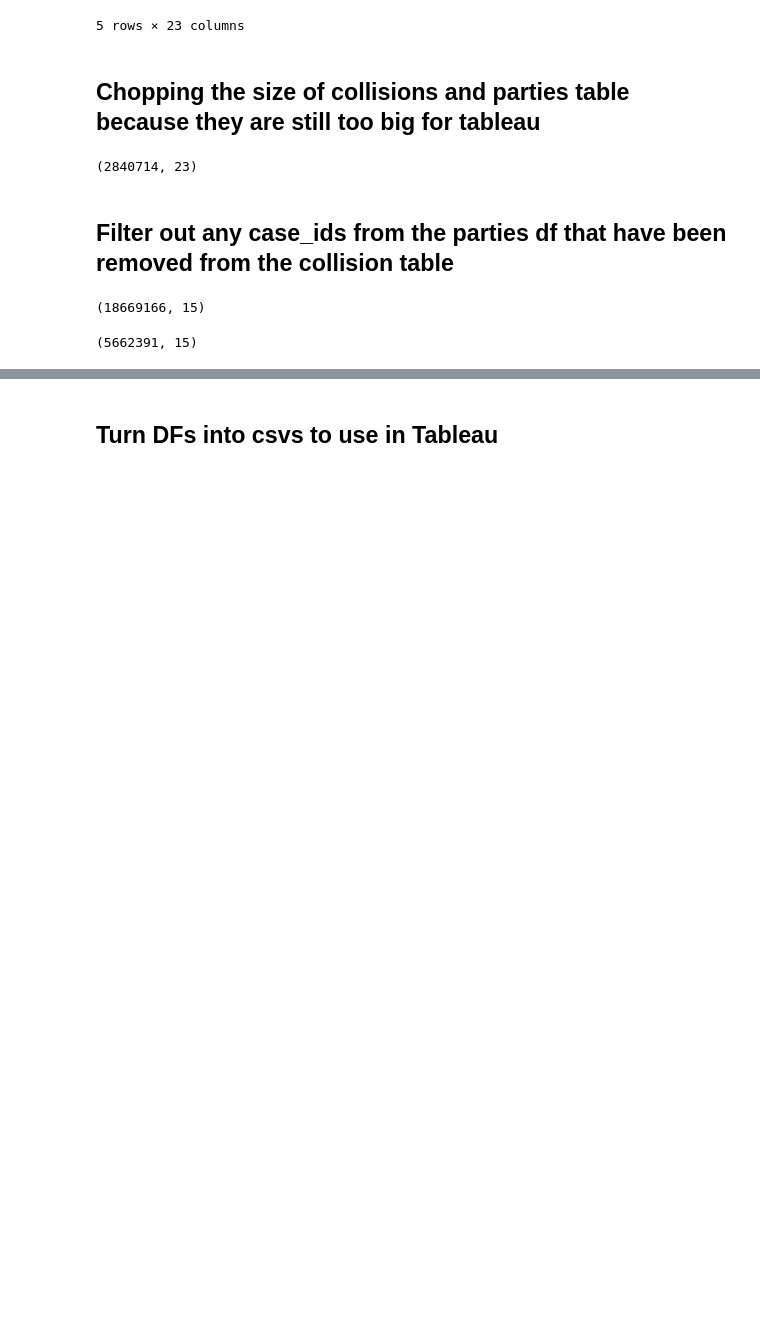
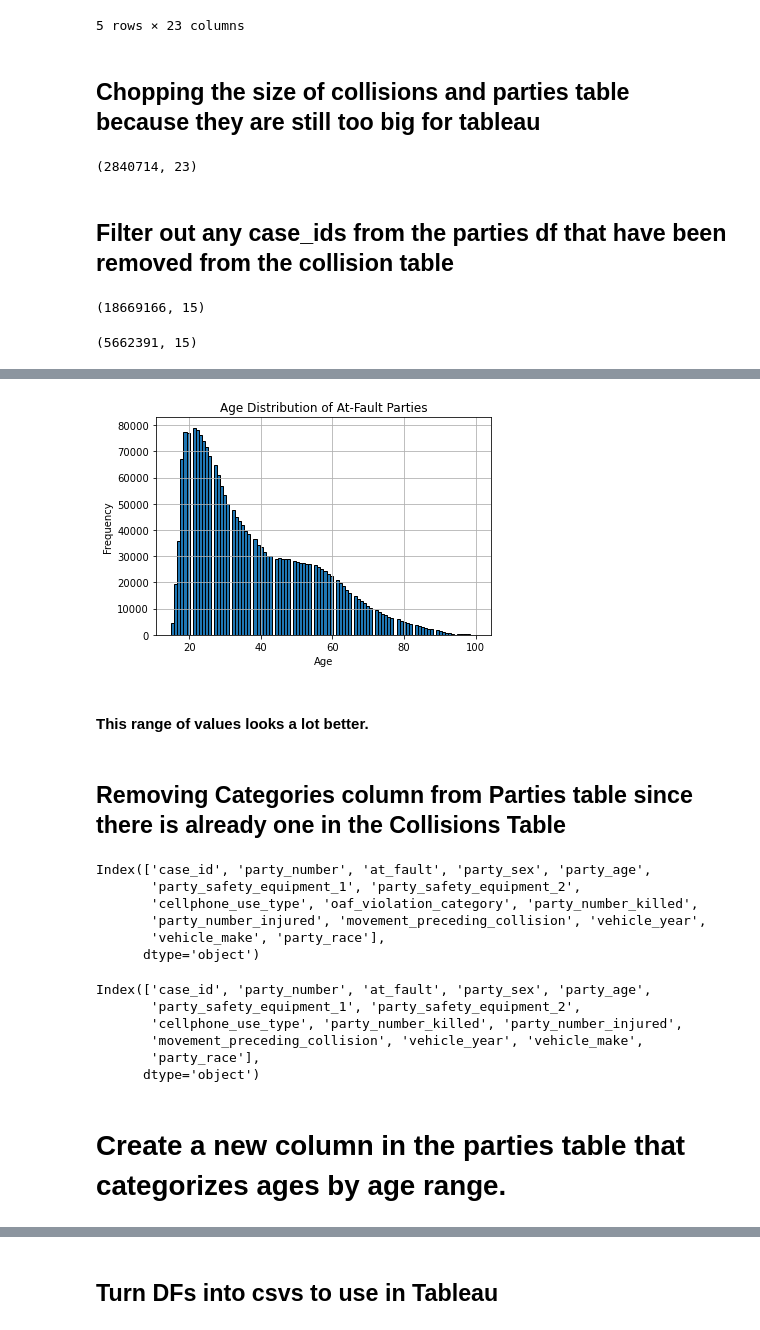
Before and after one commit to KelKi3/LHL-Midterm-Project, a Jupyter notebook: notebooks/collisions_midterm_cleaning.ipynb, the cells around one changed output, grey strips where cells are left out. Drawn from its saved outputs; the diff is of its cells as text; code cells hidden in the pictures; blank space fills up the shorter version.

```diff
--- a/notebooks/collisions_midterm_cleaning.ipynb
+++ b/notebooks/collisions_midterm_cleaning.ipynb
@@ -721,0 +742,3 @@ parties_5.shape
+# %%
+#locate all case_ids that have a party_age of less than 14 or greater than 100 and an at_fault value of 1, then display the rows with these case_ids
+problematic_cases = parties_5.loc[((parties_5['party_age']<15) | (parties_5['party_age']>100)) & (parties_5['at_fault']==1), 'case_id']
@@ -721,0 +753,33 @@ parties_5.shape
+# %%
+# Remove all cases where the age is less than 15 and is claimed at fault - since legal driving age for a beginner's permit in California is 15yr 6mos.
+# Also at fault drivers who are over 100 since most of the population doesn't drive that long
+parties_agefiltered = parties_5[~parties_5['case_id'].isin(problematic_cases)]
+collisions_agefiltered = collisions_df6[~collisions_df6['case_id'].isin(problematic_cases)]
+# %%
+#Check the ages of all the people who were at fault in a collision again
+at_fault_ages = parties_agefiltered.loc[parties_agefiltered['at_fault']==1, 'party_age']
+# %%
+# Create a histogram of at_fault_ages
+plt.hist(at_fault_ages, bins=100, edgecolor='k')  # Adjust the number of bins as needed
+plt.xlabel('Age')
+plt.ylabel('Frequency')
+plt.title('Age Distribution of At-Fault Parties')
+plt.grid(True)
+
+# Show the histogram
+plt.show()
+# %% [output]
+[figure, added]
+# %% [markdown]
+#### This range of values looks a lot better.
+# %% [markdown]
+## Removing Categories column from Parties table since there is already one in the Collisions Table
+# %%
+parties_agefiltered.columns
+# %% [output]
+Index(['case_id', 'party_number', 'at_fault', 'party_sex', 'party_age',
+       'party_safety_equipment_1', 'party_safety_equipment_2',
+       'cellphone_use_type', 'oaf_violation_category', 'party_number_killed',
+       'party_number_injured', 'movement_preceding_collision', 'vehicle_year',
+       'vehicle_make', 'party_race'],
+      dtype='object')
@@ -721,0 +788,11 @@ parties_5.shape
+# %%
+parties_agefiltered.columns
+# %% [output]
+Index(['case_id', 'party_number', 'at_fault', 'party_sex', 'party_age',
+       'party_safety_equipment_1', 'party_safety_equipment_2',
+       'cellphone_use_type', 'party_number_killed', 'party_number_injured',
+       'movement_preceding_collision', 'vehicle_year', 'vehicle_make',
+       'party_race'],
+      dtype='object')
+# %% [markdown]
+# Create a new column in the parties table that categorizes ages by age range.
```
Also changed, not shown: parts of 11 cells of this notebook, 3 other files.
